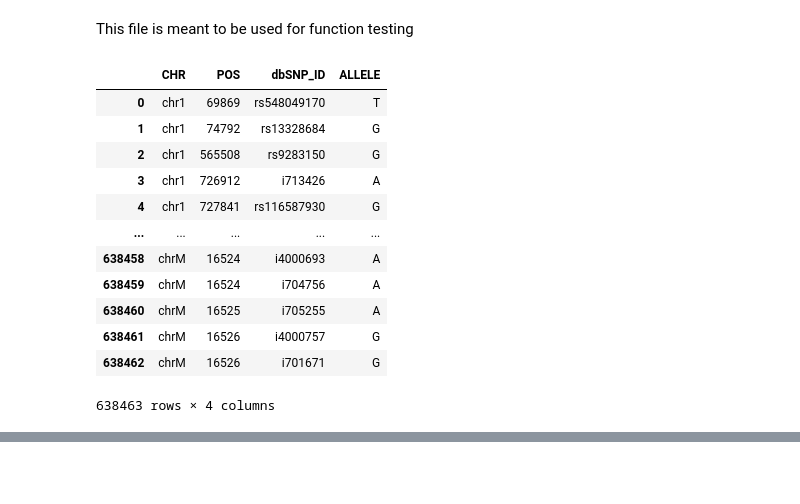
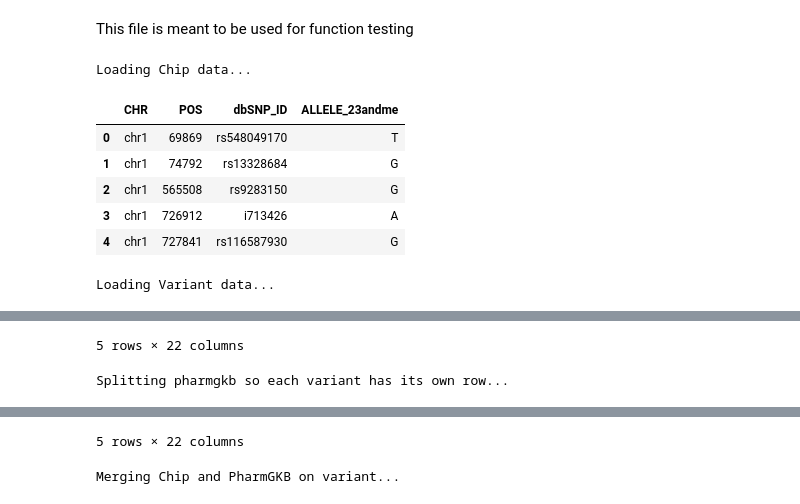
Before and after one commit to davissineath/BIOINF_575_Final, a Jupyter notebook: project_testing.ipynb, the cells around one changed output, grey strips where cells are left out. Cells and saved outputs as stored; diff of their text form; code cells hidden in the pictures; blank space fills up the shorter version.

```diff
--- a/project_testing.ipynb
+++ b/project_testing.ipynb
@@ -25,16 +62,25 @@ def read_pharmgkb(path):
 # %%
-read_chip('data/23andme_v5_hg19_ref.txt.gz')
+print('Loading Chip data...')
+chip = read_chip('data/23andme_v5_hg19_ref.txt.gz')
+display(chip.head())
+
+print('Loading Variant data...')
+pharmgkb = read_pharmgkb('data/var_drug_ann.tsv')
+display(pharmgkb.head())
+
+print('Splitting pharmgkb so each variant has its own row...')
+vars_split_pharmgkb = split_column(pharmgkb, 'Variant/Haplotypes')
+display(vars_split_pharmgkb.head())
+
+print('Merging Chip and PharmGKB on variant...')
+merged = merge_chip_pharmgkb(chip, vars_split_pharmgkb)
+display(merged.head())
 # %% [output]
+Loading Chip data...
-|  | CHR | POS | dbSNP_ID | ALLELE |
+|  | CHR | POS | dbSNP_ID | ALLELE_23andme |
 | 0 | chr1 | 69869 | rs548049170 | T |
 | 1 | chr1 | 74792 | rs13328684 | G |
 | 2 | chr1 | 565508 | rs9283150 | G |
 | 3 | chr1 | 726912 | i713426 | A |
 | 4 | chr1 | 727841 | rs116587930 | G |
-| ... | ... | ... | ... | ... |
-| 638458 | chrM | 16524 | i4000693 | A |
-| 638459 | chrM | 16524 | i704756 | A |
-| 638460 | chrM | 16525 | i705255 | A |
-| 638461 | chrM | 16526 | i4000757 | G |
-| 638462 | chrM | 16526 | i701671 | G |
-638463 rows × 4 columns
+Loading Variant data...
@@ -40,0 +93,2 @@ read_chip('data/23andme_v5_hg19_ref.txt.gz')
+5 rows × 22 columns
+Splitting pharmgkb so each variant has its own row...
@@ -40,0 +101,2 @@ read_chip('data/23andme_v5_hg19_ref.txt.gz')
+5 rows × 22 columns
+Merging Chip and PharmGKB on variant...
```
Also changed, not shown: parts of 3 cells of this notebook.
